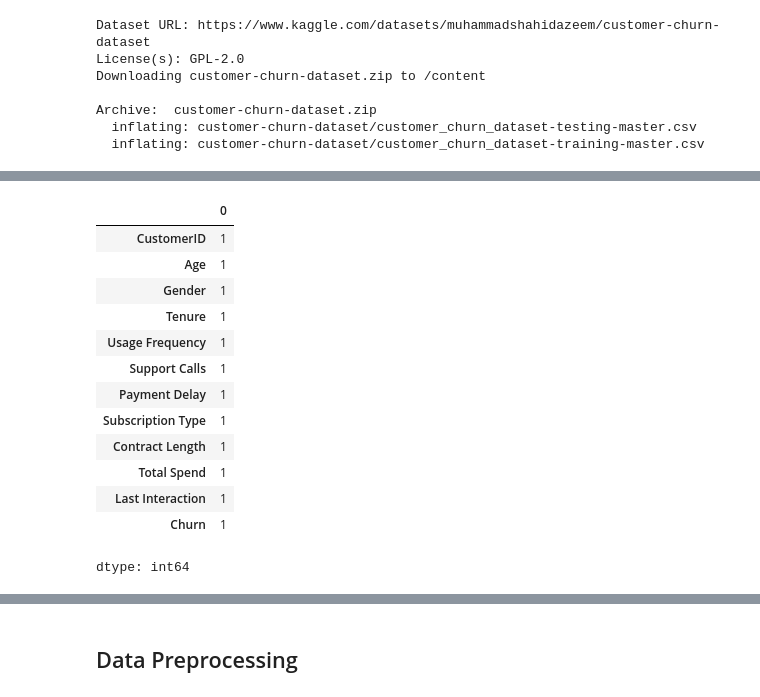
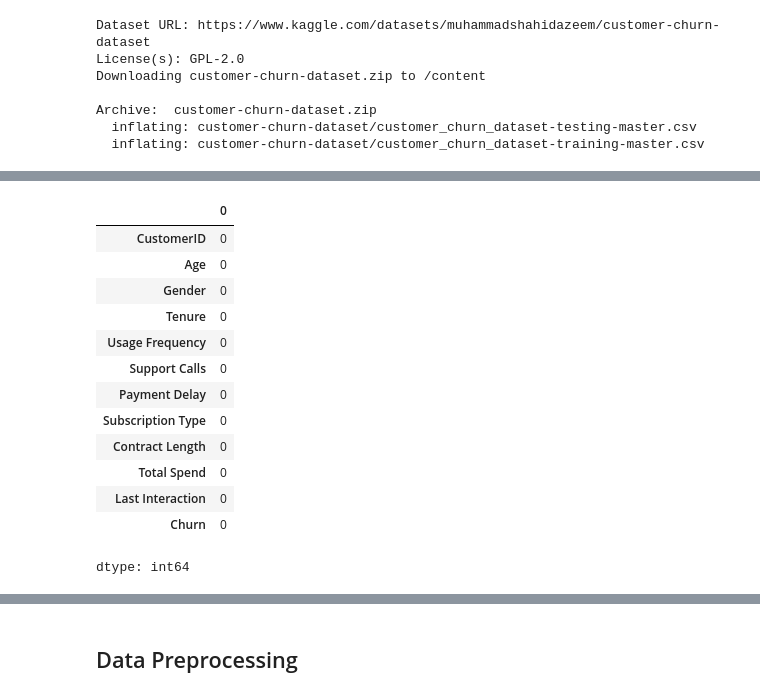
Before and after one commit to JohnNun/customer_churn_prediction, a Jupyter notebook: customer_churn_prediction.ipynb, the cells around one changed output, grey strips where cells are left out. Saved outputs shown, nothing was run; the diff lists cells and outputs as text; code cells hidden in the pictures.

```diff
--- a/customer_churn_prediction.ipynb
+++ b/customer_churn_prediction.ipynb
@@ -46,5 +46,6 @@ Archive:  customer-churn-dataset.zip
   inflating: customer-churn-dataset/customer_churn_dataset-testing-master.csv
   inflating: customer-churn-dataset/customer_churn_dataset-training-master.csv
 # %%
-data = pd.read_csv('/content/customer-churn-dataset/customer_churn_dataset-training-master.csv')
+train_data = pd.read_csv('/content/customer-churn-dataset/customer_churn_dataset-training-master.csv')
+test_data = pd.read_csv('/content/customer-churn-dataset/customer_churn_dataset-testing-master.csv')
 # %%
@@ -84,17 +116,17 @@ memory usage: 40.4+ MB
 # %%
-data.isna().sum()
+test_data.isna().sum()
 # %% [output]
 |  | 0 |
-| CustomerID | 1 |
-| Age | 1 |
-| Gender | 1 |
-| Tenure | 1 |
-| Usage Frequency | 1 |
-| Support Calls | 1 |
-| Payment Delay | 1 |
-| Subscription Type | 1 |
-| Contract Length | 1 |
-| Total Spend | 1 |
-| Last Interaction | 1 |
-| Churn | 1 |
+| CustomerID | 0 |
+| Age | 0 |
+| Gender | 0 |
+| Tenure | 0 |
+| Usage Frequency | 0 |
+| Support Calls | 0 |
+| Payment Delay | 0 |
+| Subscription Type | 0 |
+| Contract Length | 0 |
+| Total Spend | 0 |
+| Last Interaction | 0 |
+| Churn | 0 |
 dtype: int64
```
Also changed, not shown: parts of 16 cells of this notebook.
